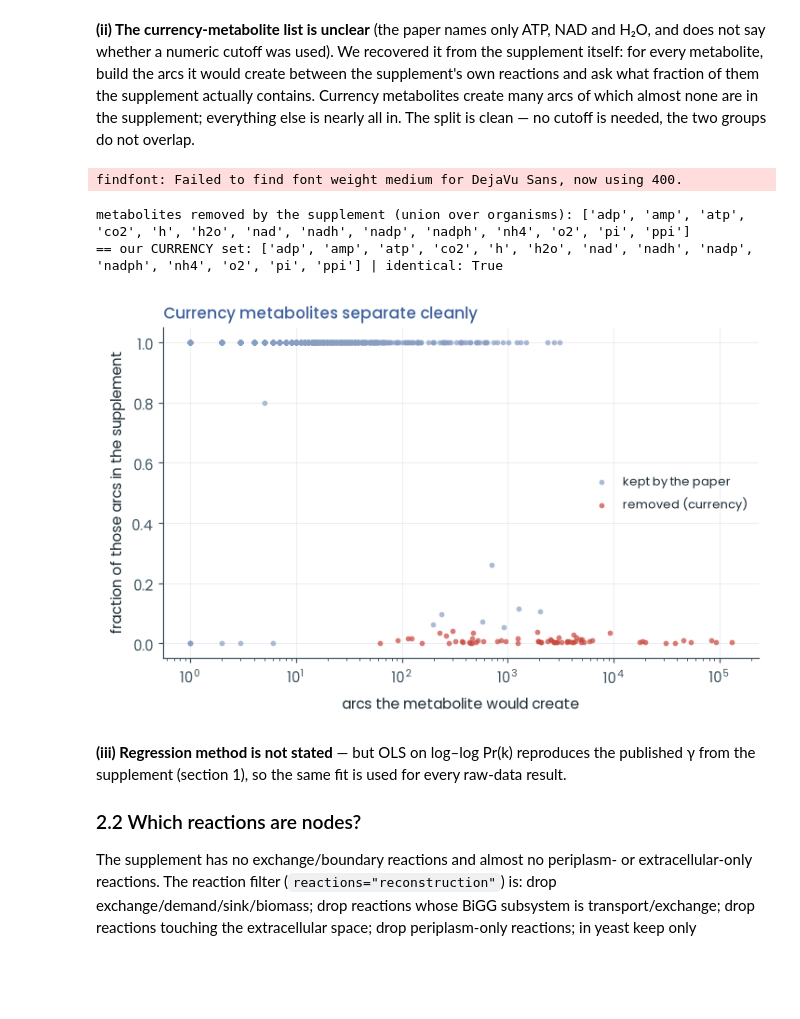
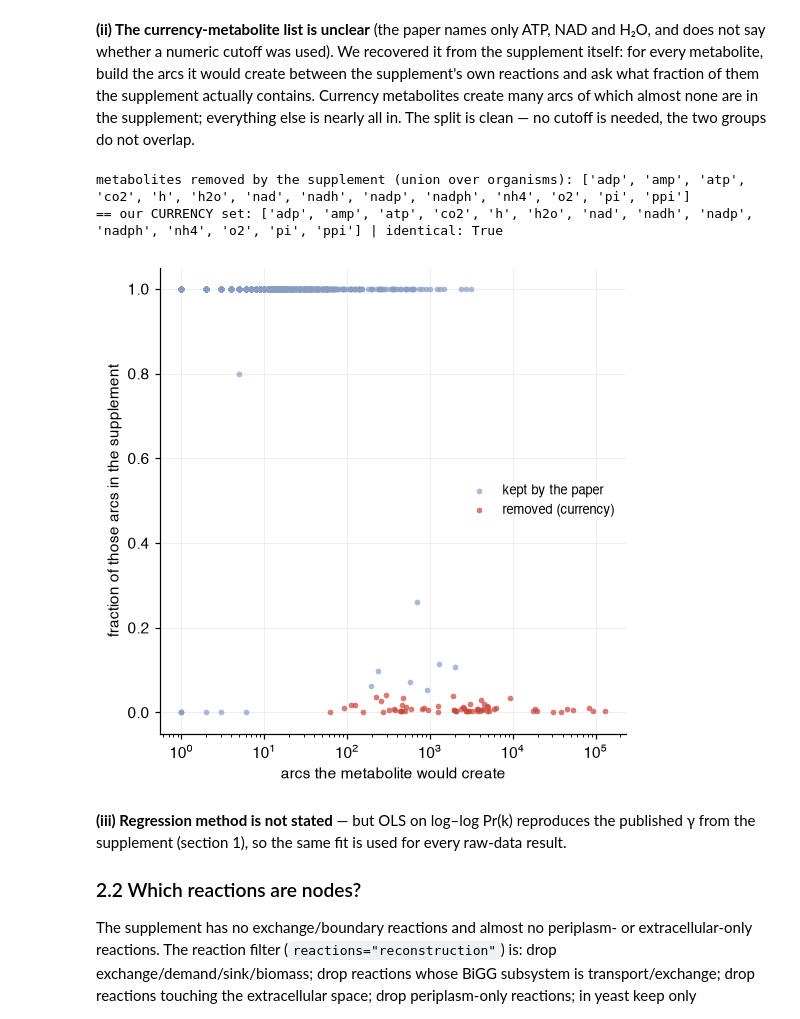
Before and after one commit to lolmomarchal/BMI_206_project, a Jupyter notebook: unified/unified_analysis.ipynb, the cells around one changed output. Saved outputs shown, nothing was run; the diff lists cells and outputs as text; code cells hidden in the pictures; blank space fills up the shorter version.

```diff
--- a/unified/unified_analysis.ipynb
+++ b/unified/unified_analysis.ipynb
@@ -98,38 +91,37 @@ create many arcs of which almost none are in the supplement; everything else is
 # %%
 rows = []
 for k in data.KEYS:
     M = models[k]; ids, A0 = sup[k]
     idx = {i: j for j, i in enumerate(ids)}
     found = [i for i in ids if i in M.rxns]
     S0 = {(a, b) for a, b in zip(*np.nonzero(A0))}
     prod, cons = {}, {}
     for i in found:
         r = M.rxns[i]
         for x in r.subs:
             cons.setdefault(x, set()).add(idx[i]);  r.reversible and prod.setdefault(x, set()).add(idx[i])
         for x in r.prods:
             prod.setdefault(x, set()).add(idx[i]);  r.reversible and cons.setdefault(x, set()).add(idx[i])
     for x in prod.keys() & cons.keys():
         arcs = {(a, b) for a in prod[x] for b in cons[x] if a != b}
         if arcs:
             rows.append(dict(organism=k, met=x, base=graph.base(x), n_arcs=len(arcs), frac_in_supp=len(arcs & S0) / len(arcs)))
 audit = pd.DataFrame(rows)
 audit["currency"] = (audit.n_arcs >= 20) & (audit.frac_in_supp <= 0.05)
 found_cur = sorted(audit[audit.currency & (audit.organism != "scer") | (audit.currency & audit.met.str.endswith("_c"))].base.unique())
 print("metabolites removed by the supplement (union over organisms):", found_cur)
 print("== our CURRENCY set:", sorted(graph.CURRENCY), "| identical:", set(found_cur) == set(graph.CURRENCY))
-fig, ax = plt.subplots(figsize=(7.5, 4.2))
+fig, ax = plt.subplots(figsize=(5.5, 5.5))
 ax.grid(True, alpha=.5); ax.set_axisbelow(True)
 for flag, c, lab in [(False, T.SOFT_BLUE, "kept by the paper"), (True, T.RED, "removed (currency)")]:
     s = audit[audit.currency == flag]; ax.scatter(s.n_arcs, s.frac_in_supp, s=14, color=c, alpha=.7, label=lab, linewidths=0)
 ax.set(xscale="log", xlabel="arcs the metabolite would create", ylabel="fraction of those arcs in the supplement")
-ax.set_title("Currency metabolites separate cleanly", loc="left"); ax.legend(loc="center right")
+T.square(ax); ax.legend(loc="center right")
 fig.savefig(FIG / "02_currency_audit.png"); plt.show()
 # %% [output]
-findfont: Failed to find font weight medium for DejaVu Sans, now using 400.
+metabolites removed by the supplement (union over organisms): ['adp', 'amp', 'atp', 'co2', 'h', 'h2o', 'nad', 'nadh', 'nadp', 'nadph', 'nh4', 'o2', 'pi', 'ppi']
+== our CURRENCY set: ['adp', 'amp', 'atp', 'co2', 'h', 'h2o', 'nad', 'nadh', 'nadp', 'nadph', 'nh4', 'o2', 'pi', 'ppi'] | identical: True
-metabolites removed by the supplement (union over organisms): ['adp', 'amp', 'atp', 'co2', 'h', 'h2o', 'nad', 'nadh', 'nadp', 'nadph', 'nh4', 'o2', 'pi', 'ppi']
-== our CURRENCY set: ['adp', 'amp', 'atp', 'co2', 'h', 'h2o', 'nad', 'nadh', 'nadp', 'nadph', 'nh4', 'o2', 'pi', 'ppi'] | identical: True
-[figure, old version]
+[figure, new version]
 # %% [markdown]
 **(iii) Regression method is not stated** — but OLS on log–log Pr(k) reproduces the published γ from the supplement (section 1), so the same fit is used for every raw-data result.
 
```
Also changed, not shown: parts of 12 cells of this notebook, 37 other files.
